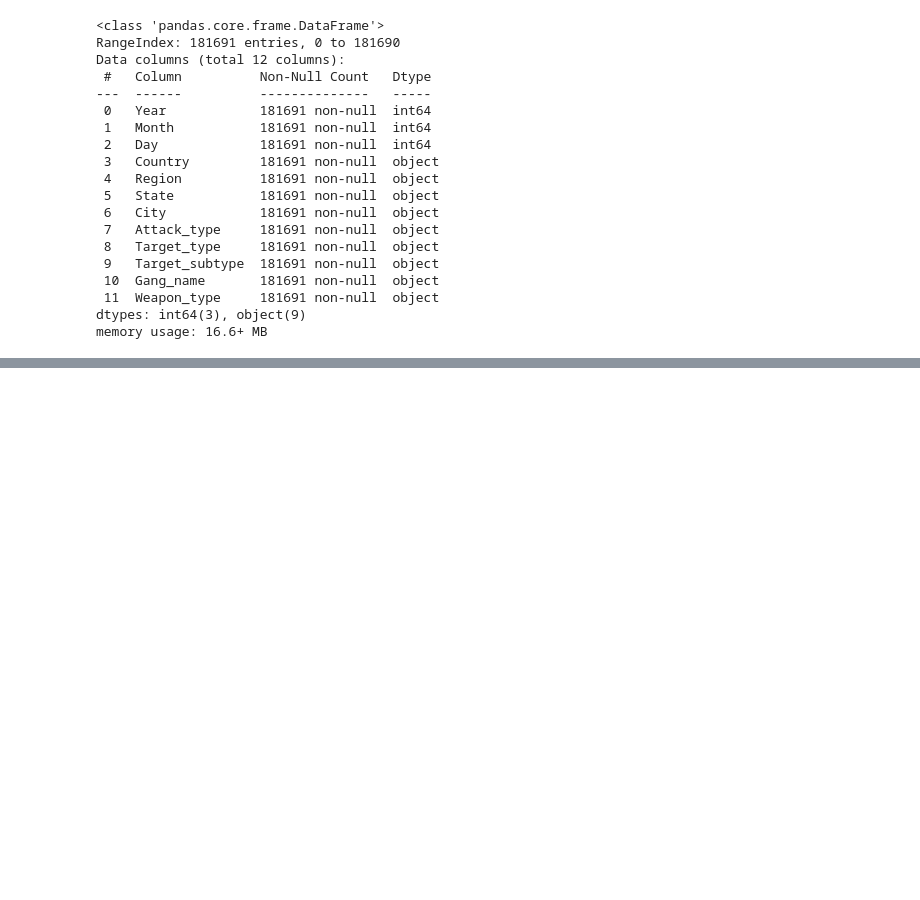
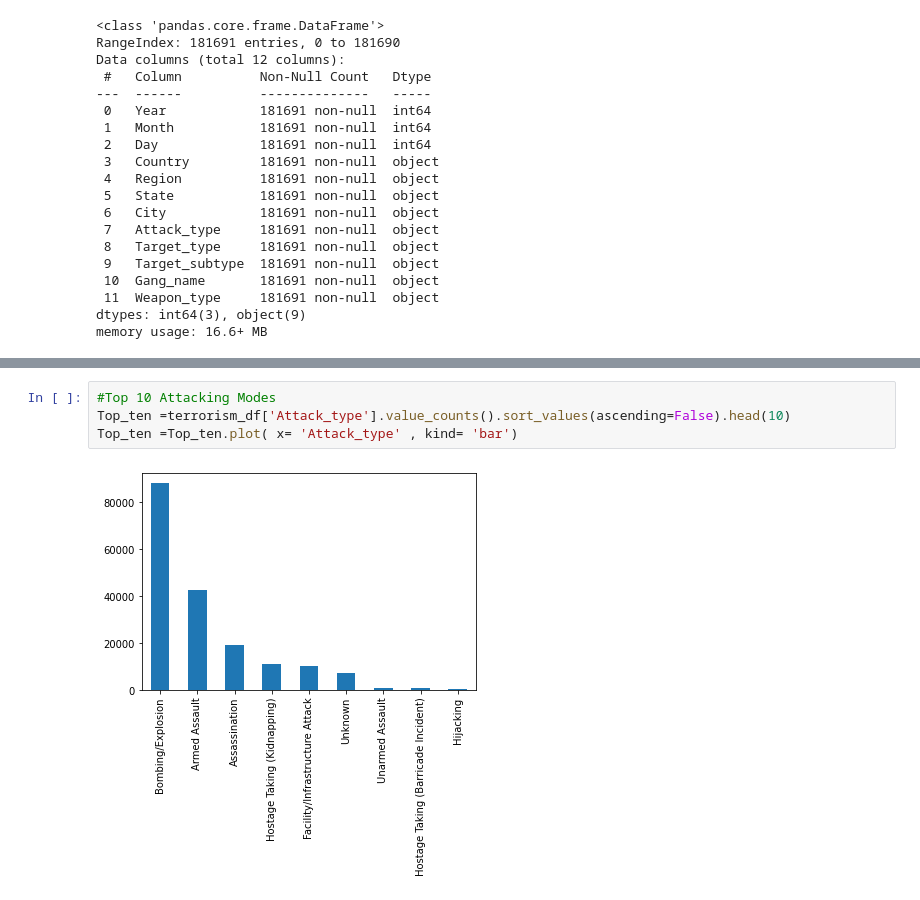
Before and after one commit to Nikhilprasad1010/Global-terrorism-analysis, a Jupyter notebook: Global_terrorism.ipynb, the cells around one changed output, grey strips where cells are left out. Drawn from its saved outputs; the diff is of its cells as text; blank space fills up the shorter version.

```diff
--- a/Global_terrorism.ipynb
+++ b/Global_terrorism.ipynb
@@ -249,0 +296,6 @@ memory usage: 16.6+ MB
+# %%
+#Top 10 Attacking Modes
+Top_ten =terrorism_df['Attack_type'].value_counts().sort_values(ascending=False).head(10)
+Top_ten =Top_ten.plot( x= 'Attack_type' , kind= 'bar')
+# %% [output]
+[figure, added]
```
Also changed, not shown: parts of 27 cells of this notebook.
